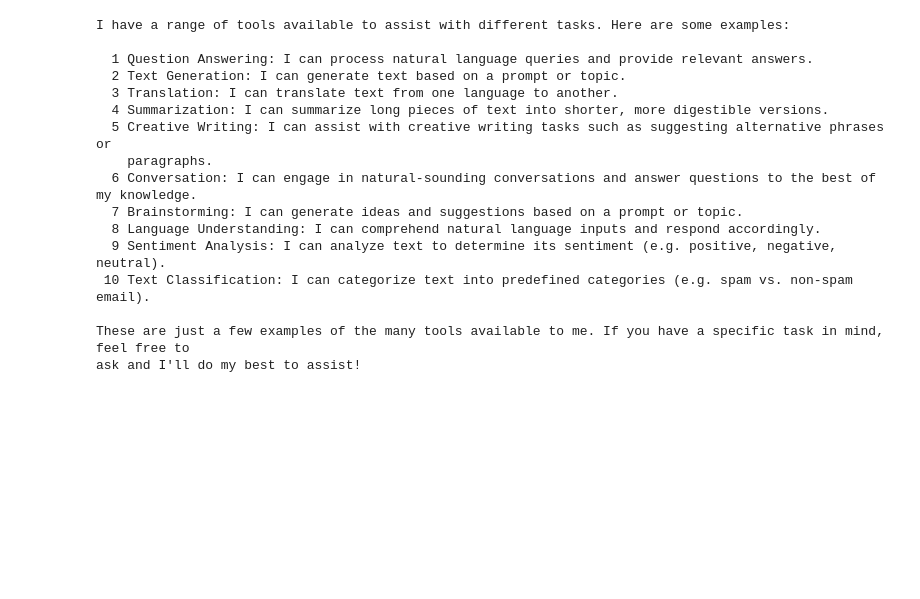
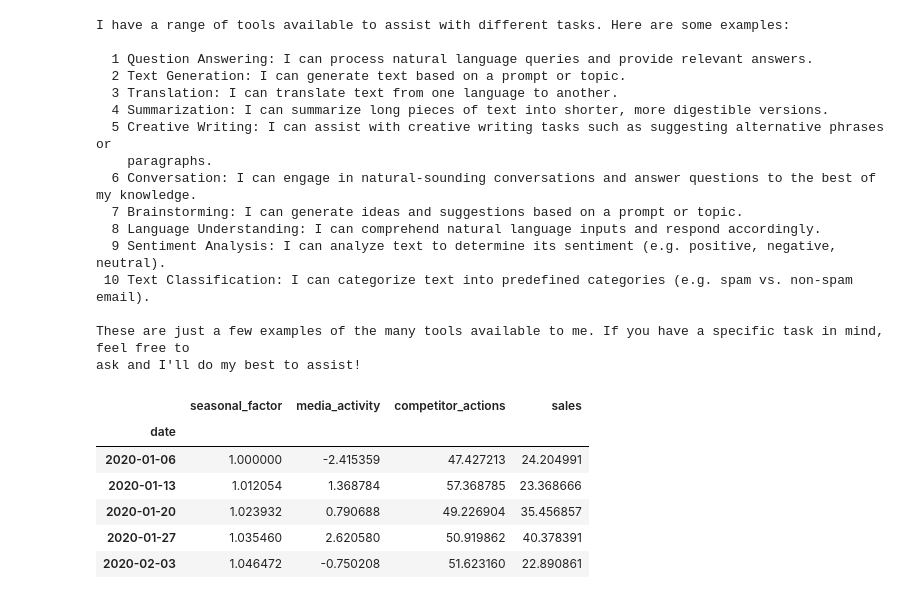
Before and after one commit to redam94/datascienceagent, a Jupyter notebook: test.ipynb, the cells around one changed output. Saved outputs shown, nothing was run; the diff lists cells and outputs as text; code cells hidden in the pictures; blank space fills up the shorter version.

```diff
--- a/test.ipynb
+++ b/test.ipynb
@@ -265,0 +269,22 @@ ask and I'll do my best to assist!
+# %%
+random_sales_data = {
+    'date': pd.date_range(start='2020-01-01', periods=208, freq='W-MON'),
+    'seasonal_factor': [1 + 0.1 * np.sin(2 * np.pi * (i % 52) / 52) for i in range(208)],
+    'media_activity': np.random.normal(0, 2, size=208),
+    'competitor_actions': np.random.normal(50, 5, size=208),
+}
+
+sales_df = pd.DataFrame(random_sales_data)
+sales_df['sales'] = 100 + 30 * sales_df['seasonal_factor'] + 5 * sales_df['media_activity'] - 2 * sales_df['competitor_actions'] + np.random.normal(0, 1, size=208)
+
+sales_df.set_index('date', inplace=True)
+sales_df.to_csv('data/sales_data.csv', index=True)
+sales_df.head()
+# %% [output]
+|  | seasonal_factor | media_activity | competitor_actions | sales |
+| date |  |  |  |  |
+| 2020-01-06 | 1.000000 | -2.415359 | 47.427213 | 24.204991 |
+| 2020-01-13 | 1.012054 | 1.368784 | 57.368785 | 23.368666 |
+| 2020-01-20 | 1.023932 | 0.790688 | 49.226904 | 35.456857 |
+| 2020-01-27 | 1.035460 | 2.620580 | 50.919862 | 40.378391 |
+| 2020-02-03 | 1.046472 | -0.750208 | 51.623160 | 22.890861 |
```
Also changed, not shown: parts of 2 cells of this notebook, 6 other files.
